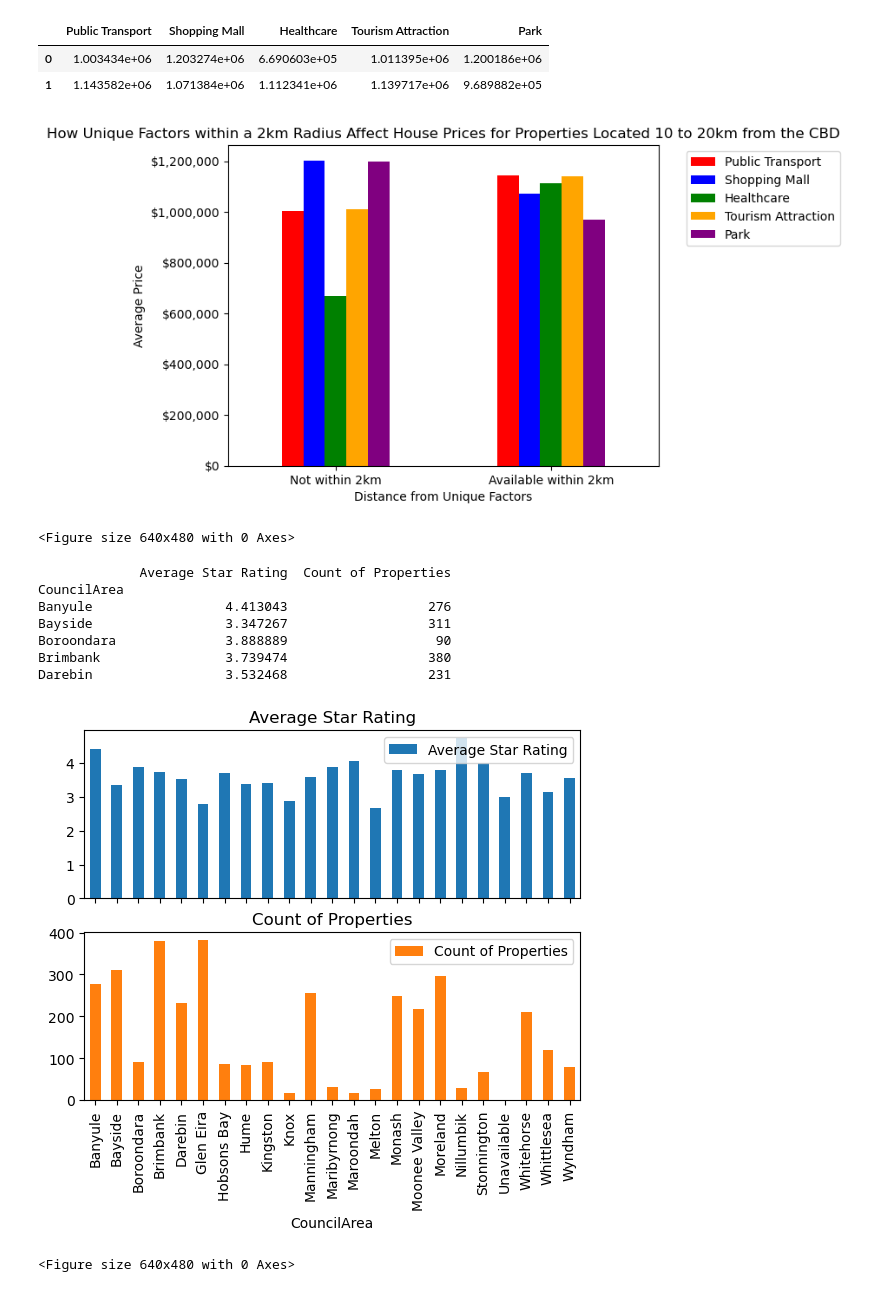
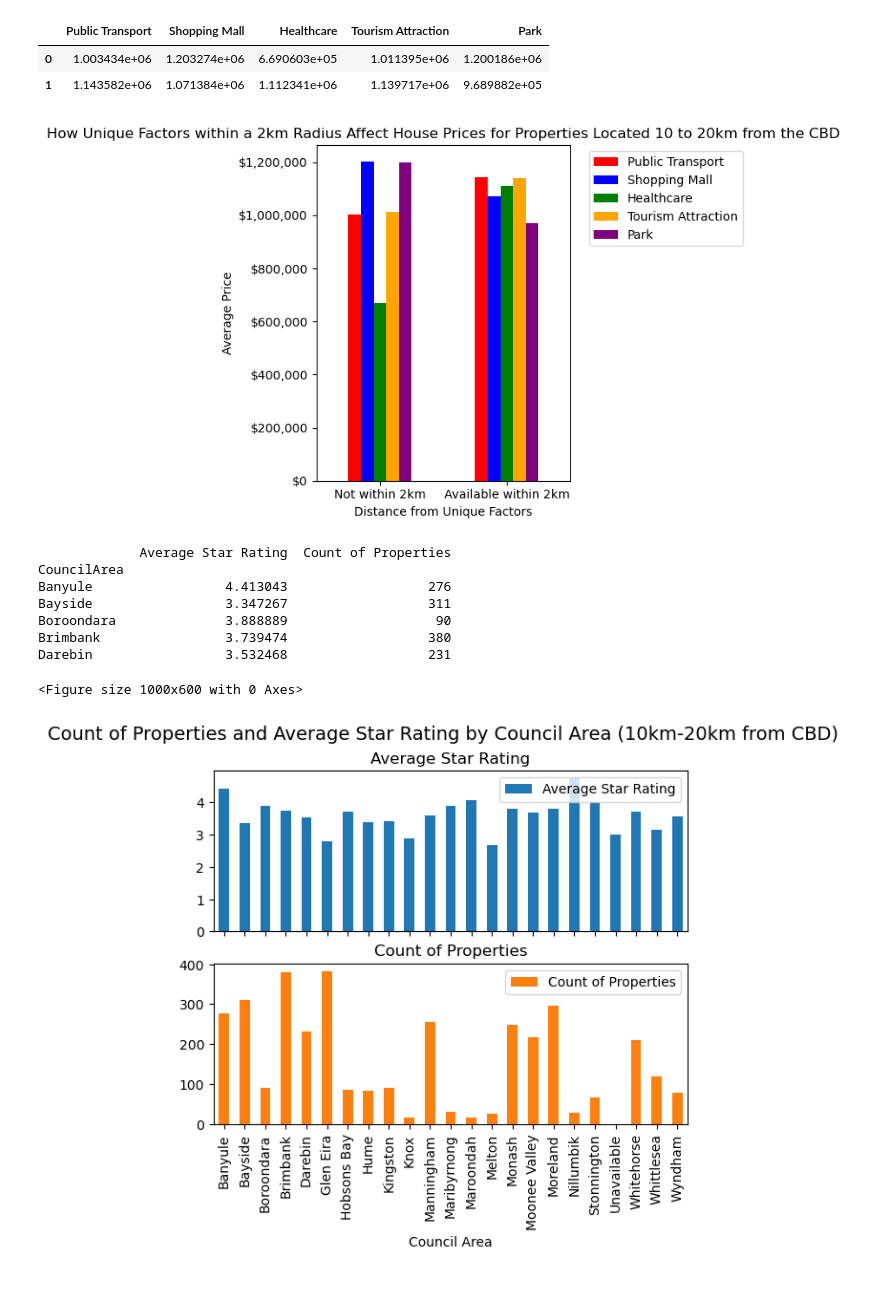
Before and after one commit to Akif23Hasan/Project-1, a Jupyter notebook: Akif_Code_JupyterNotebook.ipynb, the cells around one changed output. Drawn from its saved outputs; the diff is of its cells as text; code cells hidden in the pictures.

```diff
--- a/Akif_Code_JupyterNotebook.ipynb
+++ b/Akif_Code_JupyterNotebook.ipynb
@@ -1323,15 +1335,17 @@ ax.yaxis.set_major_formatter(tick)
 
 # Set the legend outside the plot
 ax.legend(bbox_to_anchor=(1.05, 1), loc='upper left')
+plt.xticks(rotation=0)
 
-plt.xticks(rotation=0)
-plt.show()
 
 # Save the figure
+plt.tight_layout()
 plt.savefig("Output Data/Graph Images/AvgPricePerUniqueFactorWithin2kmRadius-10KM_to_20km_Data")
+
+#Show the plot
+plt.show()
 # %% [output]
-[figure, old version]
+[figure, new version]
-<Figure size 640x480 with 0 Axes>
 # %%
 # Define the bins for the Star Rating
 bins = [0, 1, 2, 3, 4, 5]
@@ -1377,27 +1391,37 @@ fig.write_image("Output Data/Graph Images/MeanPricebyStarRating_10_to_20km_Datas
 # %%
 #Get the council vs star rating mean
 council_star = unique_indicators_add_range_df.groupby("CouncilArea")["Star Rating"].mean()
 #Get the council vs address count
 council_address = unique_indicators_add_range_df.groupby("CouncilArea")["Address"].count()
 
 #create a dataframe
 council_data = pd.concat([council_star, council_address], axis=1)
 council_data.columns = ["Average Star Rating", "Count of Properties"]
 print(council_data.head())
 
-#plot histogram of suburb and the two metrics
+# Set the figure size
+plt.figure(figsize=(10, 6))
+
+# plot bar chart of council and the two metrics
 council_data.plot(kind="bar", rot=90, subplots=True)
-plt.show()
+
+# Set the plot title and axis labels
+plt.suptitle("Count of Properties and Average Star Rating by Council Area (10km-20km from CBD)", fontsize=14)
+plt.xlabel("Council Area")
+plt.ylabel("")
 
 # Save the figure
-plt.savefig("Output Data/Graph Images/CouncilArea&AvgStarRating&CountOfProperties-10KM_to_20km_Data")
+plt.savefig("Output Data/Graph Images/CouncilArea&AvgStarRating&CountOfProperties-10KM_to_20km_Data", bbox_inches="tight")
+
+# Show the plot
+plt.show()
 # %% [output]
              Average Star Rating  Count of Properties
 CouncilArea
 Banyule                 4.413043                  276
 Bayside                 3.347267                  311
 Boroondara              3.888889                   90
 Brimbank                3.739474                  380
 Darebin                 3.532468                  231
+<Figure size 1000x600 with 0 Axes>
-[figure, old version]
+[figure, new version]
-<Figure size 640x480 with 0 Axes>
```
Also changed, not shown: parts of 7 cells of this notebook, 2 other files.
